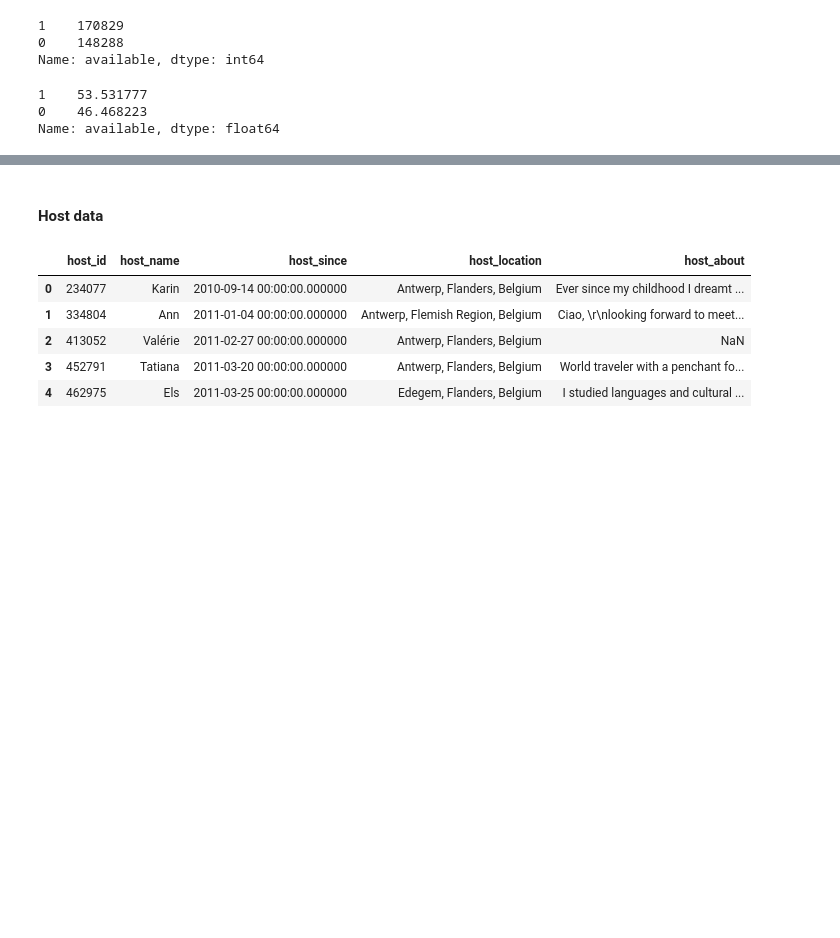
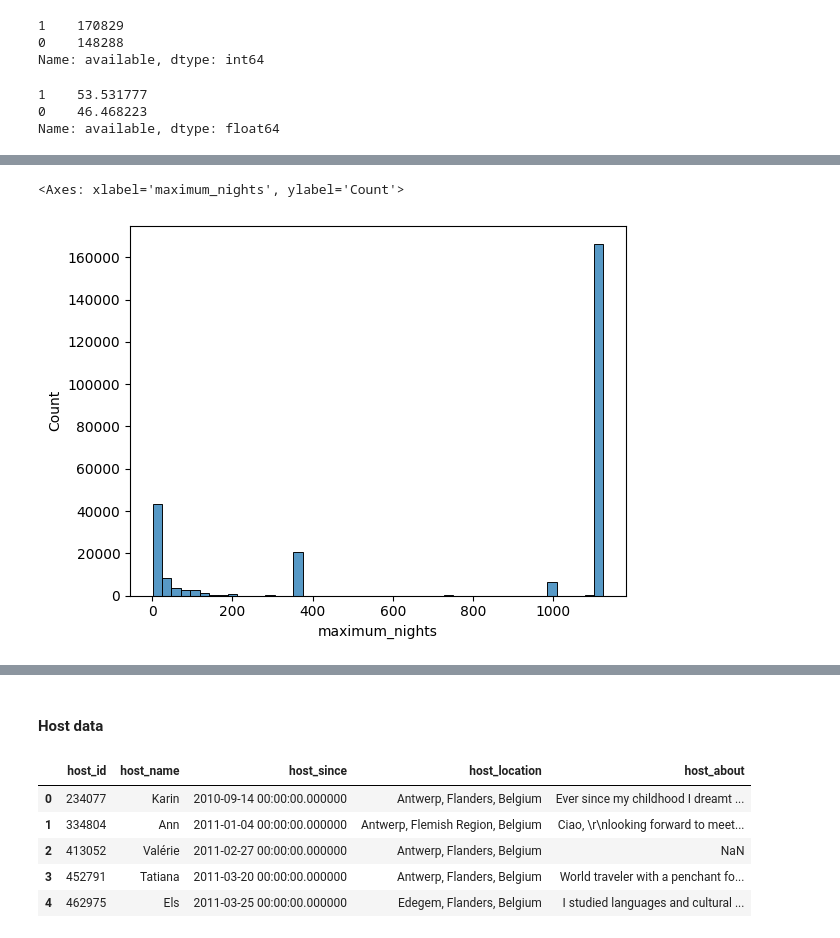
Before and after one commit to SuhelAnsari9272/Airbnb-booking-analysis, a Jupyter notebook: Airbnb_capstone_ABADS.ipynb, the cells around one changed output, grey strips where cells are left out. Cells and saved outputs as stored; diff of their text form; code cells hidden in the pictures; blank space fills up the shorter version.

```diff
--- a/Airbnb_capstone_ABADS.ipynb
+++ b/Airbnb_capstone_ABADS.ipynb
@@ -181,0 +147,22 @@ Name: maximum_nights, dtype: int64
+# %%
+#outliers removal from the columns :  price , minimum_nights and maximum_nights
+import pandas as pd
+
+def remove_outliers(df, column_name):
+    # Calculate the first and third quartiles
+    Q1 = df[column_name].quantile(0.25)
+    Q3 = df[column_name].quantile(0.75)
+
+    # Calculate the interquartile range (IQR)
+    IQR = Q3 - Q1
+
+    # Define the lower and upper bounds for outlier detection
+    lower_bound = Q1 - 1.5 * IQR
+    upper_bound = Q3 + 1.5 * IQR
+
+    # Filter the DataFrame to remove outliers
+    filtered_df = df[(df[column_name] >= lower_bound) & (df[column_name] <= upper_bound)]
+
+    return filtered_df
+# %%
+cal_df1 = remove_outliers(cal_df, 'adjusted_price')
@@ -181,0 +173,3 @@ Name: maximum_nights, dtype: int64
+# %%
+#for minimum_nights column
+cal_df2 = remove_outliers(cal_df1,'minimum_nights')
@@ -181,0 +180,3 @@ Name: maximum_nights, dtype: int64
+# %%
+#for maximum_nights column
+cal_df3= remove_outliers(cal_df2,'maximum_nights')
@@ -181,0 +187,6 @@ Name: maximum_nights, dtype: int64
+# %%
+# distribution of minimum nights and maximum nights
+sns.histplot( x = 'maximum_nights', data = cal_df3)
+# %% [output]
+<Axes: xlabel='maximum_nights', ylabel='Count'>
+[figure, added]
```
Also changed, not shown: parts of 44 cells of this notebook.
